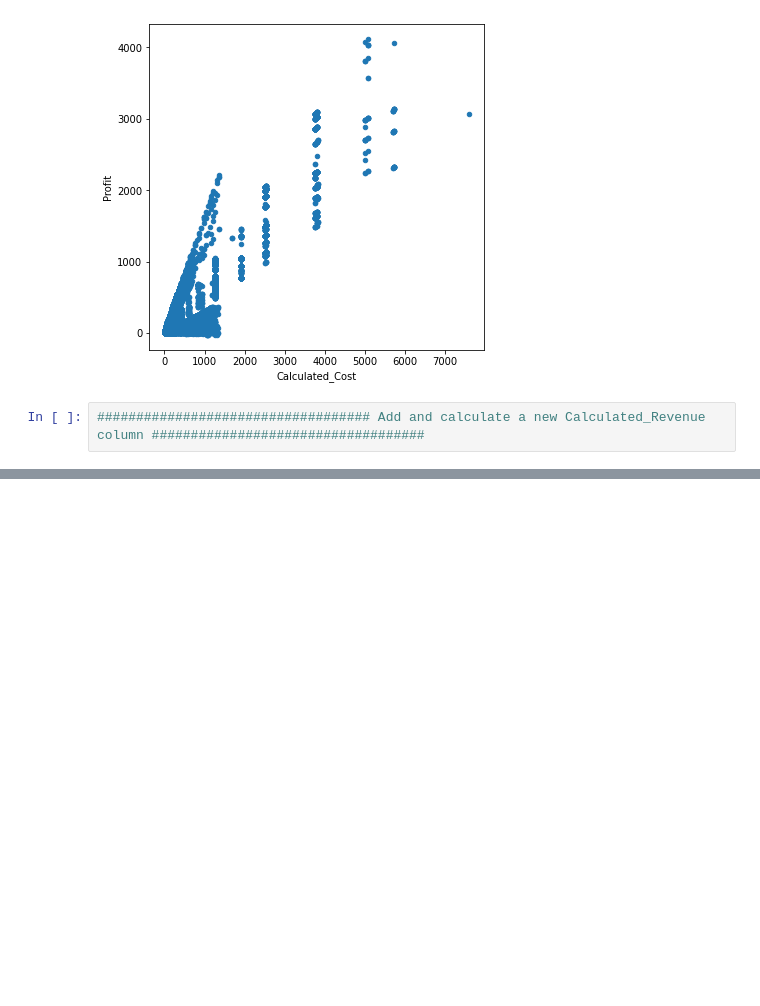
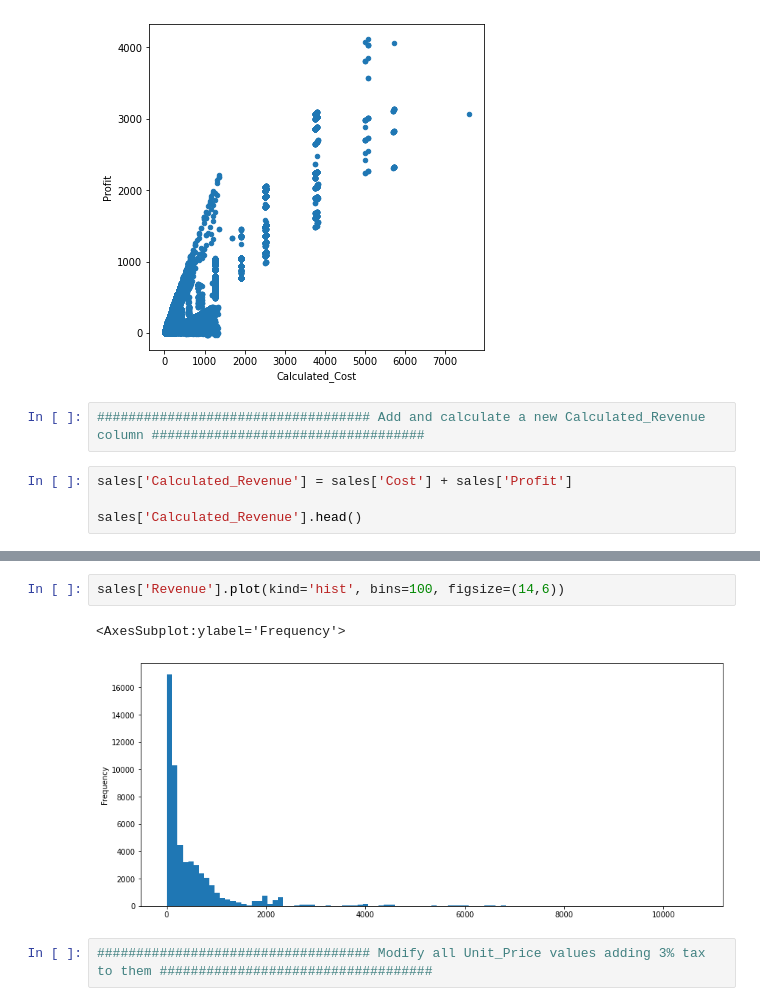
Before and after one commit to victordalet/data_analysis, a Jupyter notebook: Untitled.ipynb, the cells around one changed output, grey strips where cells are left out. Saved outputs shown, nothing was run; the diff lists cells and outputs as text; blank space fills up the shorter version.

```diff
--- a/Untitled.ipynb
+++ b/Untitled.ipynb
@@ -234,3 +234,7 @@ sales.plot(kind='scatter', x='Calculated_Cost', y='Profit', figsize=(6,6))
 [figure]
 # %%
 ################################### Add and calculate a new Calculated_Revenue column ###################################
+# %%
+sales['Calculated_Revenue'] = sales['Cost'] + sales['Profit']
+
+sales['Calculated_Revenue'].head()
@@ -236,0 +262,7 @@ sales.plot(kind='scatter', x='Calculated_Cost', y='Profit', figsize=(6,6))
+# %%
+sales['Revenue'].plot(kind='hist', bins=100, figsize=(14,6))
+# %% [output]
+<AxesSubplot:ylabel='Frequency'>
+[figure, added]
+# %%
+################################### Modify all Unit_Price values adding 3% tax to them ###################################
```
Also changed, not shown: parts of 18 cells of this notebook.
